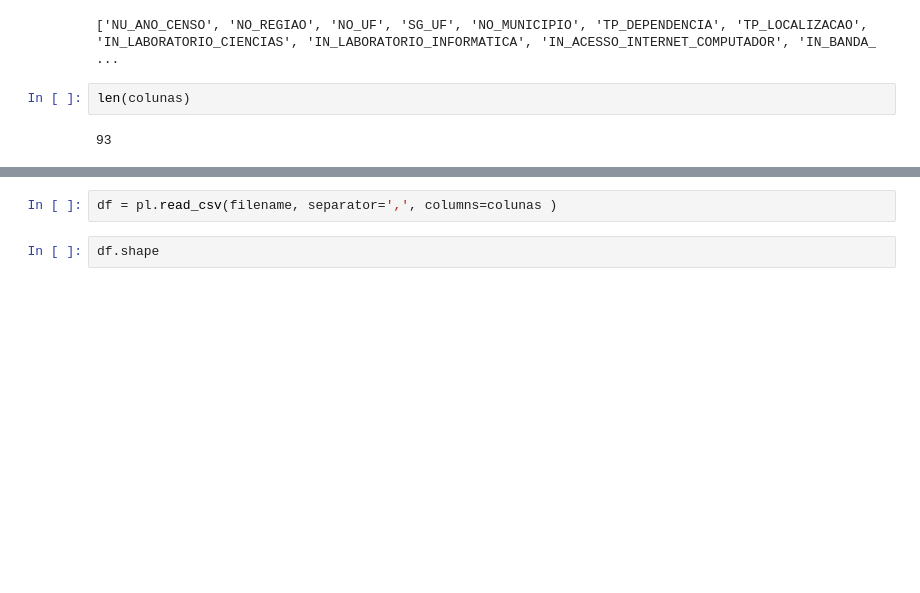
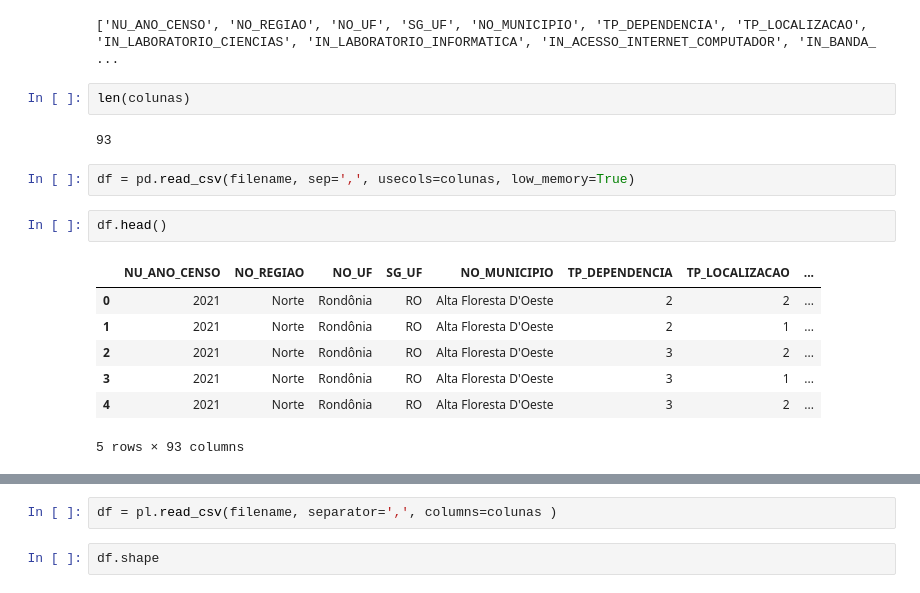
Before and after one commit to linocesar/censo_escolar, a Jupyter notebook: data_exploration.ipynb, the cells around one changed output, grey strips where cells are left out. Cells and saved outputs as stored; diff of their text form; blank space fills up the shorter version.

```diff
--- a/data_exploration.ipynb
+++ b/data_exploration.ipynb
@@ -13,3 +13,15 @@ print(colunas)
 len(colunas)
 # %% [output]
 93
+# %%
+df = pd.read_csv(filename, sep=',', usecols=colunas, low_memory=True)
+# %%
+df.head()
+# %% [output]
+|  | NU_ANO_CENSO | NO_REGIAO | NO_UF | SG_UF | NO_MUNICIPIO | TP_DEPENDENCIA | TP_LOCALIZACAO | ... |
+| 0 | 2021 | Norte | Rondônia | RO | Alta Floresta D'Oeste | 2 | 2 | ... |
+| 1 | 2021 | Norte | Rondônia | RO | Alta Floresta D'Oeste | 2 | 1 | ... |
+| 2 | 2021 | Norte | Rondônia | RO | Alta Floresta D'Oeste | 3 | 2 | ... |
+| 3 | 2021 | Norte | Rondônia | RO | Alta Floresta D'Oeste | 3 | 1 | ... |
+| 4 | 2021 | Norte | Rondônia | RO | Alta Floresta D'Oeste | 3 | 2 | ... |
+5 rows × 93 columns
```
Also changed, not shown: parts of 8 cells of this notebook, 2 other files.
